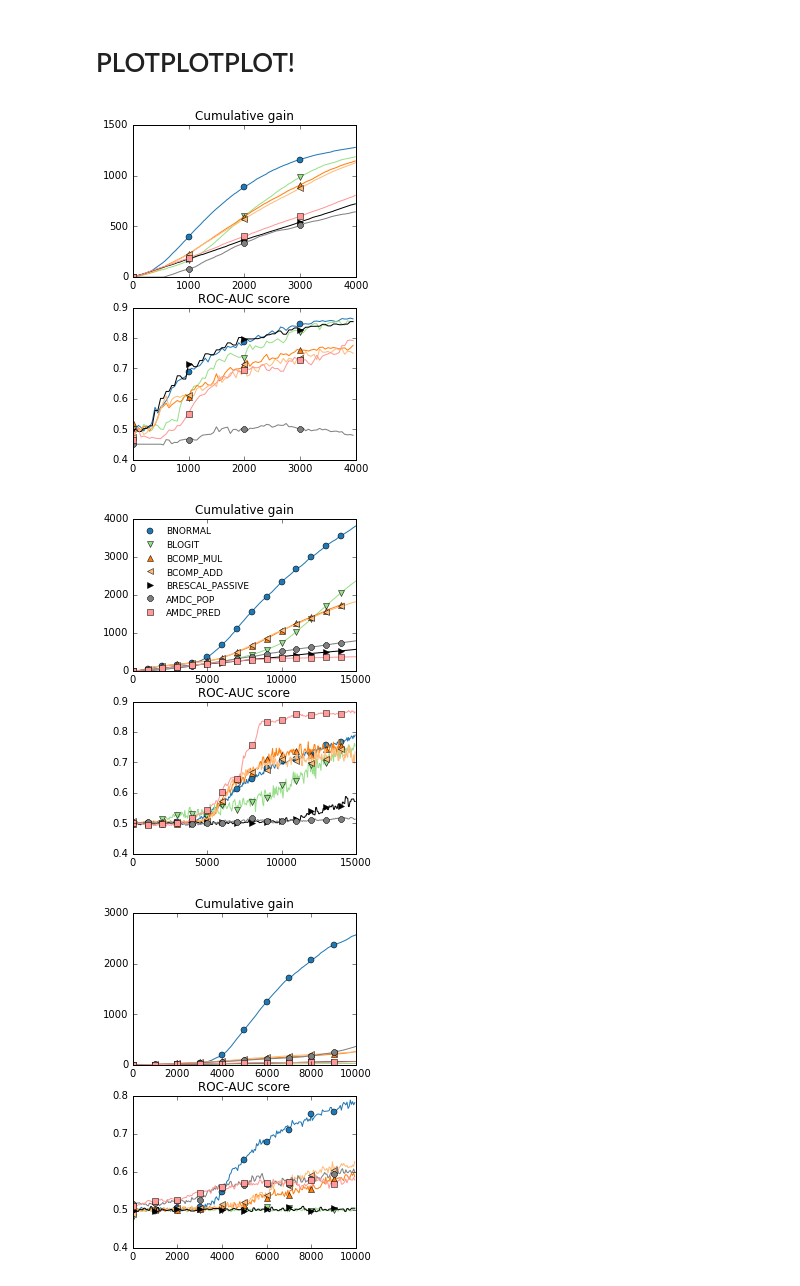
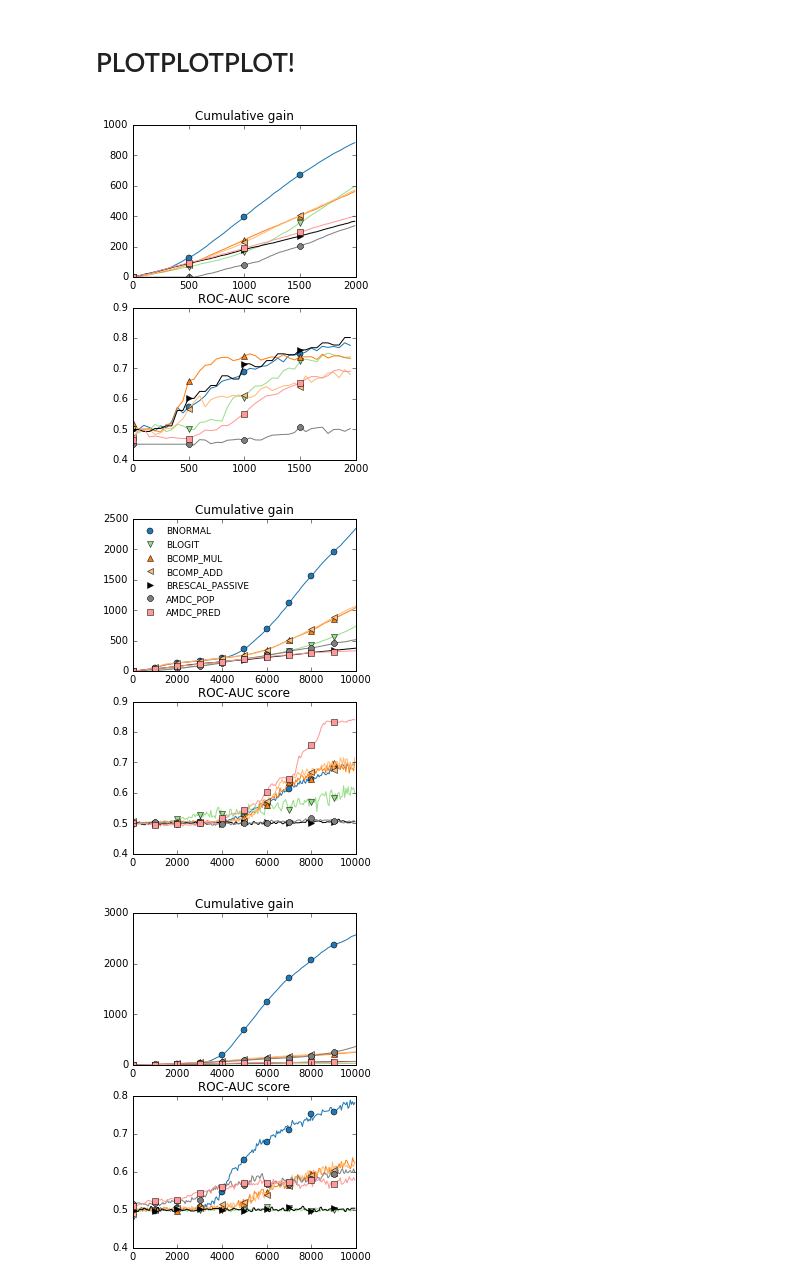
Before and after one commit to dongwookim-ml/almc, a Jupyter notebook: notebooks/plot_comp_result.ipynb, the cells around one changed output. Cells and saved outputs as stored; diff of their text form; code cells hidden in the pictures.

```diff
--- a/notebooks/plot_comp_result.ipynb
+++ b/notebooks/plot_comp_result.ipynb
@@ -12,6 +12,27 @@ import itertools
 
 from almc.bayesian_rescal import PFBayesianRescal, compute_regret
 %matplotlib inline
+# %%
+def load_dataset(dataset):
+    if dataset == 'umls':
+        mat = loadmat('../data/%s/uml.mat' % (dataset))
+        T = np.array(mat['Rs'], np.float32)
+    elif dataset == 'nation':
+        mat = loadmat('../data/%s/dnations.mat' % (dataset))
+        T = np.array(mat['R'], np.float32)
+    elif dataset == 'kinship':
+        mat = loadmat('../data/%s/alyawarradata.mat' % (dataset))
+        T = np.array(mat['Rs'], np.float32)
+    elif dataset == 'wordnet':
+        T = pickle.load(open('../data/%s/reduced_wordnet.pkl' % (dataset), 'rb'))
+    elif dataset == 'freebase':
+        T, _, _ = pickle.load(open('../data/freebase/subset_5000.pkl', 'rb'))
+
+    if dataset == 'umls' or dataset == 'nation' or dataset == 'kinship':
+        T = np.swapaxes(T, 1, 2)
+        T = np.swapaxes(T, 0, 1)  # [relation, entity, entity]
+        T[np.isnan(T)] = 0
+    return T
 # %%
 color = [(31, 119, 180), (174, 199, 232), (255, 127, 14), (255, 187, 120),
              (44, 160, 44), (152, 223, 138), (214, 39, 40), (255, 152, 150),
@@ -25,15 +46,17 @@ for i in range(len(color)):
     color[i] = (r / 255., g / 255., b / 255.)
 # %%
 model_var_comp = dict()
-model_var_comp[('nation', 'bcomp_mul')] = 100.00
+# model_var_comp[('nation', 'bcomp_mul')] = 100.00
+model_var_comp[('nation', 'bcomp_mul')] = 1.00   # for the additional mcmc steps
 model_var_comp[('kinship', 'bcomp_mul')] = 100.00
 model_var_comp[('nation', 'bcomp_add')] = 10000.00
 model_var_comp[('kinship', 'bcomp_add')] = 10000.00
-model_var_comp[('umls', 'bcomp_mul')] = 1.00
+# model_var_comp[('umls', 'bcomp_mul')] = 1.00
+model_var_comp[('umls', 'bcomp_mul')] = 10.00    # for the additional mcmc steps
 model_var_comp[('umls', 'bcomp_add')] = 1.00
 dataset_limit = dict()
-dataset_limit['nation'] = 4000
-dataset_limit['kinship'] = 15000
+dataset_limit['nation'] = 2000
+dataset_limit['kinship'] = 10000
 dataset_limit['umls'] = 10000
 
 model_colors = {'brescal':color[0], 'amdc_pop':color[14], 'amdc_pred':color[7], 'bcomp_mul':color[2], 'bcomp_add':color[3], 'logit':color[5], 'brescal_passive':'k'}
@@ -56,8 +79,12 @@ datasets = ['nation', 'kinship', 'umls']
 models = ['brescal', 'logit', 'bcomp_mul', 'bcomp_add', 'brescal_passive','amdc_pop', 'amdc_pred']
 
 for dataset in datasets:
+    if dataset is 'nation':
+        marker_gap = 500
+    else:
+        marker_gap = 1000
+
     T = load_dataset(dataset)
-
 
     n_test = 5
     x_lim = dataset_limit[dataset]
@@ -79,6 +106,9 @@ for dataset in datasets:
                 var_comp = model_var_comp[(dataset,model)]
                 auc_file = '../result/%s/%s/train_test_var_0.10_%.2f_dim_10_par_5_test_%d_eval.txt' %(dataset, model, var_comp, nt)
                 query_file = '../result/%s/%s/train_test_var_0.10_%.2f_dim_10_par_5_test_%d.txt' %(dataset, model, var_comp, nt)
+                # for the additional mcmc steps
+                auc_file = '../result/%s/%s/train_test_var_0.10_%.2f_dim_10_par_1_test_%d_mc_10_eval.txt' %(dataset, model, var_comp, nt)
+                query_file = '../result/%s/%s/train_test_var_0.10_%.2f_dim_10_par_1_test_%d_mc_10.txt' %(dataset, model, var_comp, nt)
             elif model == 'bcomp_add':
                 var_comp = model_var_comp[(dataset,model)]
                 if dataset == 'umls':
@@ -137,35 +167,35 @@ for dataset in datasets:
         plt.plot(np.arange(0,len(cum_sum), plt_gap), cum_sum[::plt_gap], color=_color)
         plt.plot(np.arange(0,len(cum_sum), marker_gap), cum_sum[::marker_gap], markers[models.index(model)], label=model_name, color=_color)
 #         plt.plot(np.arange(models.index(model)*100, len(cum_sum), marker_gap), cum_sum[models.index(model)*100:len(cum_sum):marker_gap], markers[models.index(model)], label=model.upper(), color=_color)
         plt.title('Cumulative gain', size=title_size)
         plt.xlim([0,x_lim])
         plt.locator_params(axis = 'y', nbins = 5)
         plt.locator_params(axis = 'x', nbins = 6)
 
         if vertical:
             plt.subplot(2, 1, 2)
         else:
             plt.subplot(1, 2, 2)
         auc = np.mean(auc_summary[model], 0)[:min_len[model]]
         plt.plot(np.arange(0,len(auc), auc_plt_gap), auc[::auc_plt_gap], color=_color)
         plt.plot(np.arange(0,len(auc), marker_gap), auc[::marker_gap], markers[models.index(model)], label=model_name, color=_color)
 #        plt.plot(np.arange(models.index(model)*100,len(auc), marker_gap), auc[models.index(model)*100:len(auc):marker_gap], markers[models.index(model)], label=model.upper(), color=_color)
         plt.title('ROC-AUC score', size=title_size)
         plt.xlim([0,x_lim])
         plt.locator_params(axis = 'y', nbins = 5)
         plt.locator_params(axis = 'x', nbins = 6)
 
     if dataset == 'kinship':
         if vertical:
             plt.subplot(2, 1, 1)
         else:
             plt.subplot(1, 2, 1)
         plt.legend(loc='upper left', numpoints=1, frameon=False, prop={'size':legend_size})
     if vertical:
-        plt.savefig('../paper/images/thompson_%s_vertical.pdf' % (dataset), format='PDF', bbox_inches='tight', pad_inches=0.1)
+        plt.savefig('../paper/images/thompson_%s_mcmc_vertical.pdf' % (dataset), format='PDF', bbox_inches='tight', pad_inches=0.1)
     else:
-        plt.savefig('../paper/images/thompson_%s.pdf' % (dataset), format='PDF', bbox_inches='tight', pad_inches=0.1)
+        plt.savefig('../paper/images/thompson_%s_mcmc.pdf' % (dataset), format='PDF', bbox_inches='tight', pad_inches=0.1)
 # %% [output]
-[figure, old version]
+[figure, new version]
-[figure, old version]
+[figure, new version]
-[figure, old version]
+[figure, new version]
```
Also changed, not shown: parts of 3 cells of this notebook, 13 other files.
